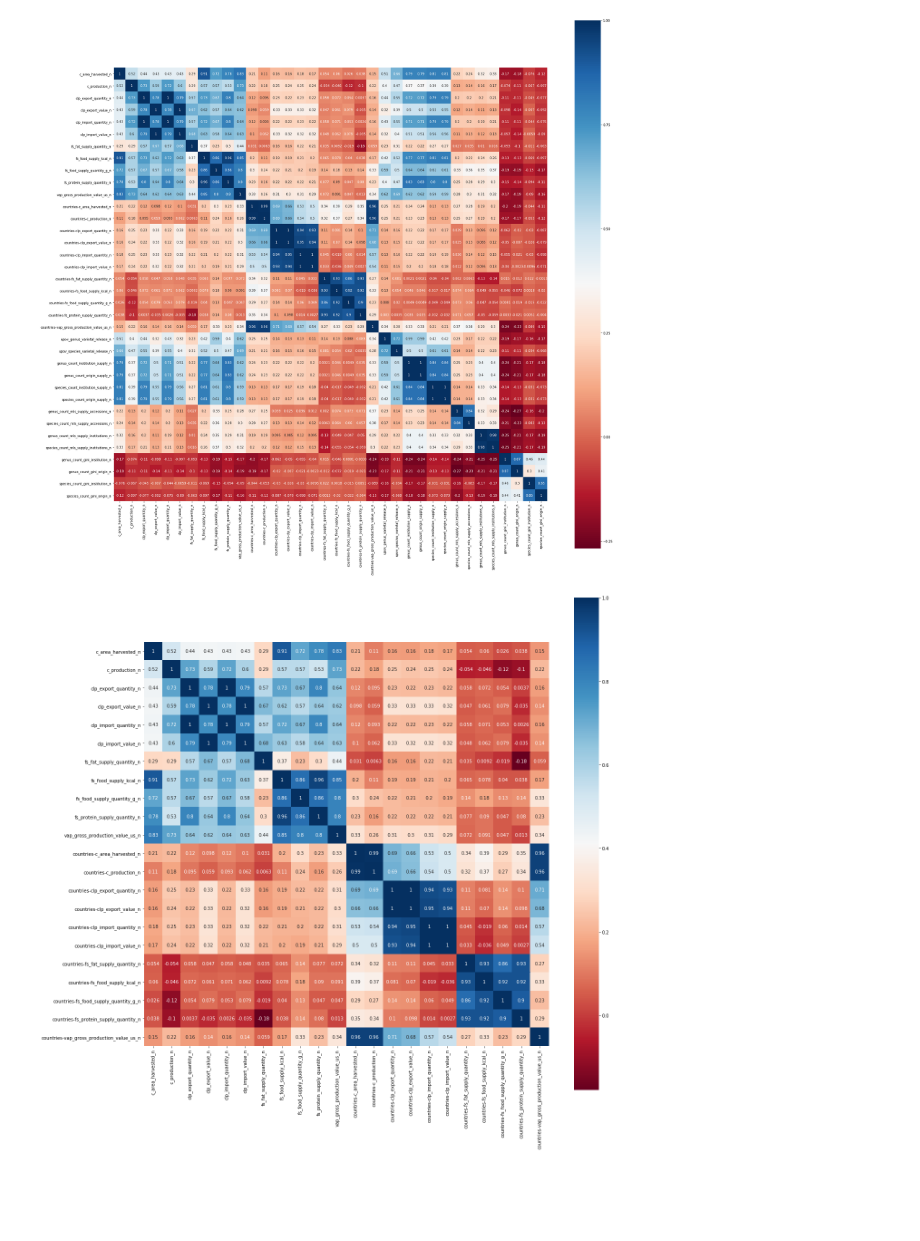
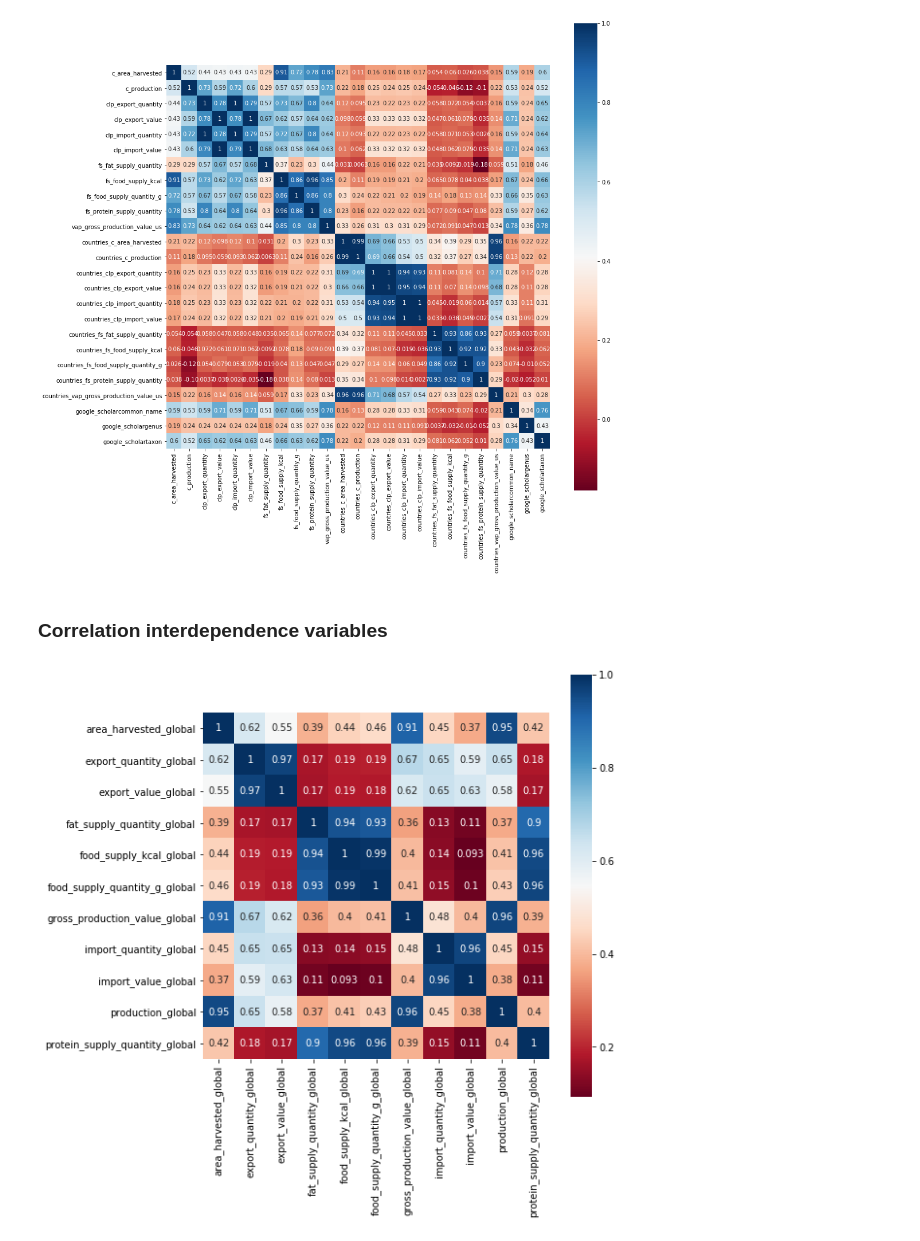
Before and after one commit to CIAT-DAPA/PlantTreatyInterdependence, a Jupyter notebook: src/Python/Indicator_jupyter/indicator.ipynb, the cells around one changed output. Saved outputs shown, nothing was run; the diff lists cells and outputs as text; code cells hidden in the pictures; blank space fills up the shorter version.

```diff
--- a/src/Python/Indicator_jupyter/indicator.ipynb
+++ b/src/Python/Indicator_jupyter/indicator.ipynb
@@ -132,0 +21,2 @@ print(features_normal)
+# %%
+df = pd.read_csv("indicator.mean.csv")
@@ -133,7 +102,7 @@ print(features_normal)
 # %%
-correlation = df.loc[:, features_normal].corr(method=corr_method)
-plt.figure(figsize=(30,30))
+correlation = df.iloc[:, 2:27].corr(method=corr_method)
+plt.figure(figsize=(15,15))
 sns.heatmap(correlation, vmax=1, square=True,annot=True, cmap=paleta)
-plt.savefig('features_base.png')
+plt.savefig('features_importance.png', dpi=300)
 # %% [output]
-[figure, old version]
+[figure, new version]
@@ -163,7 +109,9 @@ features_importance = ['c_area_harvested_n',
+# %% [markdown]
+### Correlation interdependence variables
 # %%
-correlation = df.loc[:, features_importance].corr(method =corr_method)
-plt.figure(figsize=(20,20))
+correlation = df.iloc[:, 27:38].corr(method=corr_method)
+plt.figure(figsize=(8,8))
 sns.heatmap(correlation, vmax=1, square=True,annot=True, cmap=paleta)
-plt.savefig('features_importance.png')
+plt.savefig('features_interdependence.png', dpi=300)
 # %% [output]
-[figure, old version]
+[figure, new version]
```
Also changed, not shown: parts of 23 cells of this notebook, 2 other files.
